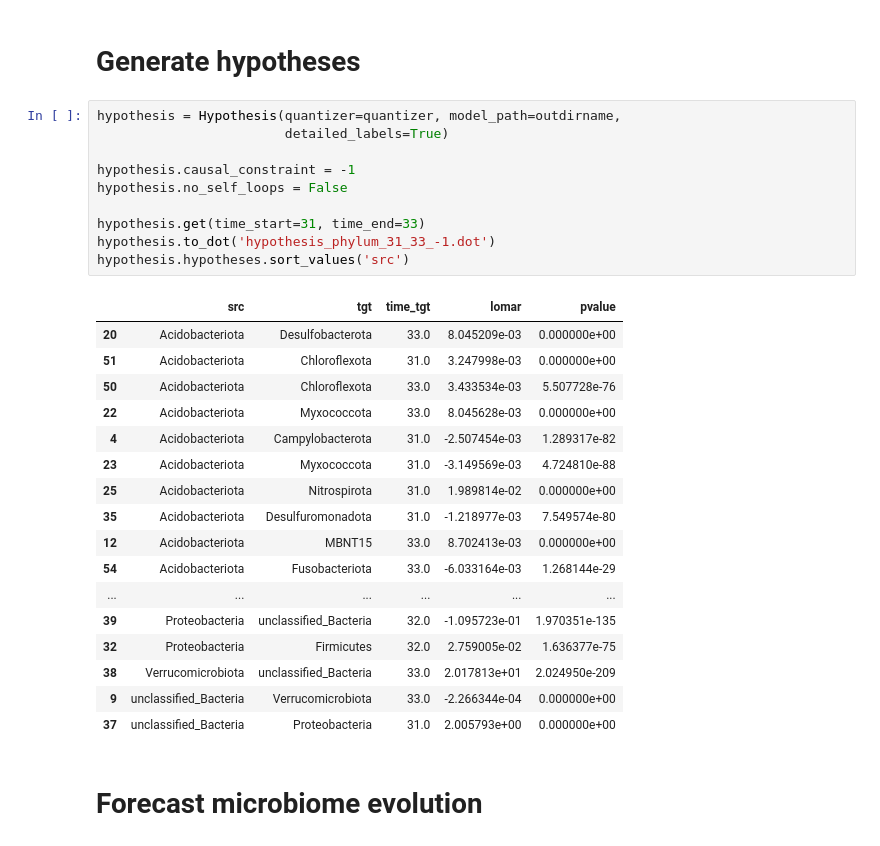
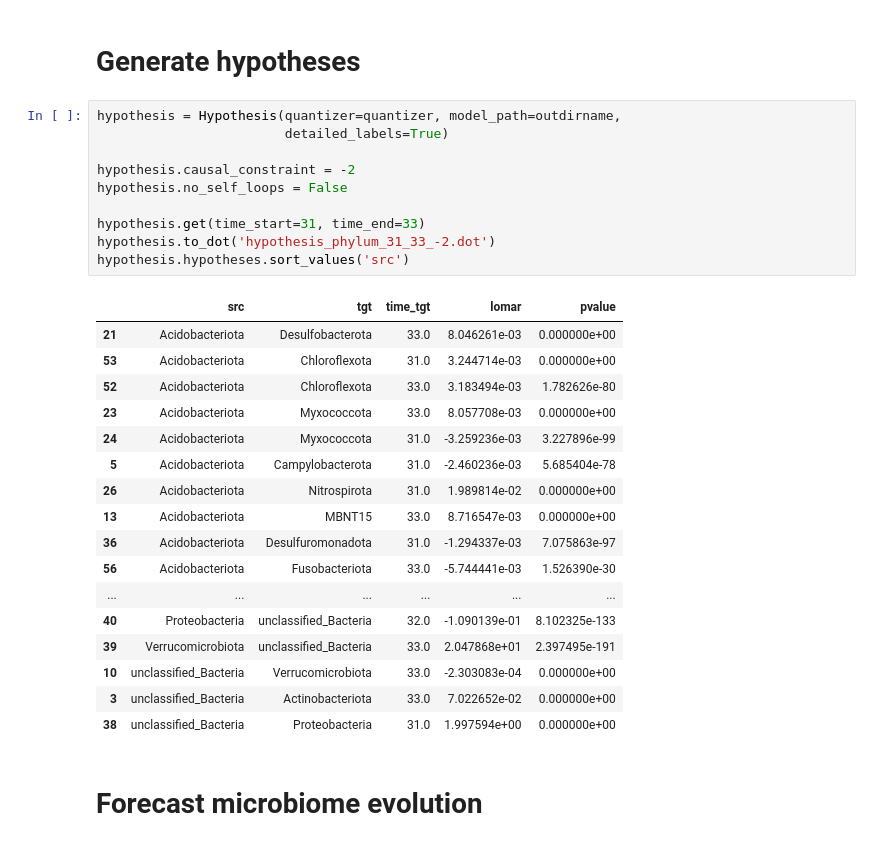
Before and after one commit to zeroknowledgediscovery/qbiome, a Jupyter notebook: examples/example1.ipynb, the cells around one changed output. Saved outputs shown, nothing was run; the diff lists cells and outputs as text.

```diff
--- a/examples/example1.ipynb
+++ b/examples/example1.ipynb
@@ -136,31 +136,31 @@ ls: write error: Broken pipe
 # %%
 hypothesis = Hypothesis(quantizer=quantizer, model_path=outdirname,
                         detailed_labels=True)
 
-hypothesis.causal_constraint = -1
+hypothesis.causal_constraint = -2
 hypothesis.no_self_loops = False
 
 hypothesis.get(time_start=31, time_end=33)
-hypothesis.to_dot('hypothesis_phylum_31_33_-1.dot')
+hypothesis.to_dot('hypothesis_phylum_31_33_-2.dot')
 hypothesis.hypotheses.sort_values('src')
 # %% [output]
 |  | src | tgt | time_tgt | lomar | pvalue |
-| 20 | Acidobacteriota | Desulfobacterota | 33.0 | 8.045209e-03 | 0.000000e+00 |
-| 51 | Acidobacteriota | Chloroflexota | 31.0 | 3.247998e-03 | 0.000000e+00 |
-| 50 | Acidobacteriota | Chloroflexota | 33.0 | 3.433534e-03 | 5.507728e-76 |
-| 22 | Acidobacteriota | Myxococcota | 33.0 | 8.045628e-03 | 0.000000e+00 |
-| 4 | Acidobacteriota | Campylobacterota | 31.0 | -2.507454e-03 | 1.289317e-82 |
-| 23 | Acidobacteriota | Myxococcota | 31.0 | -3.149569e-03 | 4.724810e-88 |
-| 25 | Acidobacteriota | Nitrospirota | 31.0 | 1.989814e-02 | 0.000000e+00 |
-| 35 | Acidobacteriota | Desulfuromonadota | 31.0 | -1.218977e-03 | 7.549574e-80 |
-| 12 | Acidobacteriota | MBNT15 | 33.0 | 8.702413e-03 | 0.000000e+00 |
-| 54 | Acidobacteriota | Fusobacteriota | 33.0 | -6.033164e-03 | 1.268144e-29 |
+| 21 | Acidobacteriota | Desulfobacterota | 33.0 | 8.046261e-03 | 0.000000e+00 |
+| 53 | Acidobacteriota | Chloroflexota | 31.0 | 3.244714e-03 | 0.000000e+00 |
+| 52 | Acidobacteriota | Chloroflexota | 33.0 | 3.183494e-03 | 1.782626e-80 |
+| 23 | Acidobacteriota | Myxococcota | 33.0 | 8.057708e-03 | 0.000000e+00 |
+| 24 | Acidobacteriota | Myxococcota | 31.0 | -3.259236e-03 | 3.227896e-99 |
+| 5 | Acidobacteriota | Campylobacterota | 31.0 | -2.460236e-03 | 5.685404e-78 |
+| 26 | Acidobacteriota | Nitrospirota | 31.0 | 1.989814e-02 | 0.000000e+00 |
+| 13 | Acidobacteriota | MBNT15 | 33.0 | 8.716547e-03 | 0.000000e+00 |
+| 36 | Acidobacteriota | Desulfuromonadota | 31.0 | -1.294337e-03 | 7.075863e-97 |
+| 56 | Acidobacteriota | Fusobacteriota | 33.0 | -5.744441e-03 | 1.526390e-30 |
 | ... | ... | ... | ... | ... | ... |
-| 39 | Proteobacteria | unclassified_Bacteria | 32.0 | -1.095723e-01 | 1.970351e-135 |
-| 32 | Proteobacteria | Firmicutes | 32.0 | 2.759005e-02 | 1.636377e-75 |
-| 38 | Verrucomicrobiota | unclassified_Bacteria | 33.0 | 2.017813e+01 | 2.024950e-209 |
-| 9 | unclassified_Bacteria | Verrucomicrobiota | 33.0 | -2.266344e-04 | 0.000000e+00 |
-| 37 | unclassified_Bacteria | Proteobacteria | 31.0 | 2.005793e+00 | 0.000000e+00 |
+| 40 | Proteobacteria | unclassified_Bacteria | 32.0 | -1.090139e-01 | 8.102325e-133 |
+| 39 | Verrucomicrobiota | unclassified_Bacteria | 33.0 | 2.047868e+01 | 2.397495e-191 |
+| 10 | unclassified_Bacteria | Verrucomicrobiota | 33.0 | -2.303083e-04 | 0.000000e+00 |
+| 3 | unclassified_Bacteria | Actinobacteriota | 33.0 | 7.022652e-02 | 0.000000e+00 |
+| 38 | unclassified_Bacteria | Proteobacteria | 31.0 | 1.997594e+00 | 0.000000e+00 |
 # %% [markdown]
 # Forecast microbiome evolution
 # %%
```
Also changed, not shown: 4 other files.
